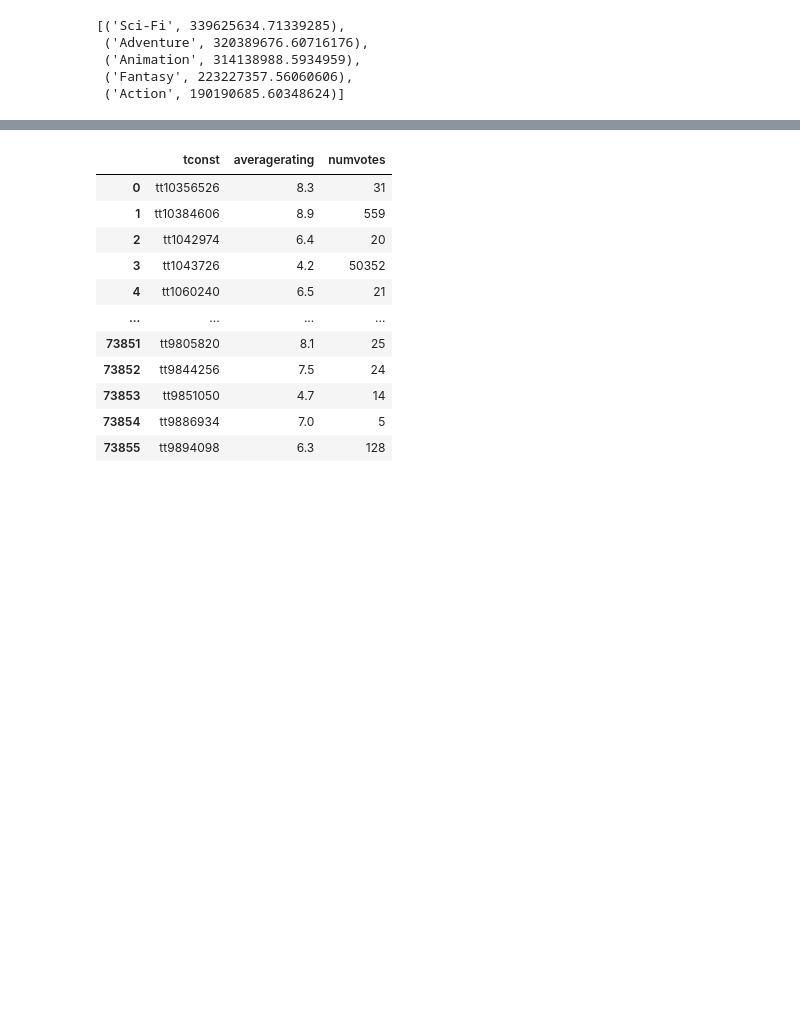
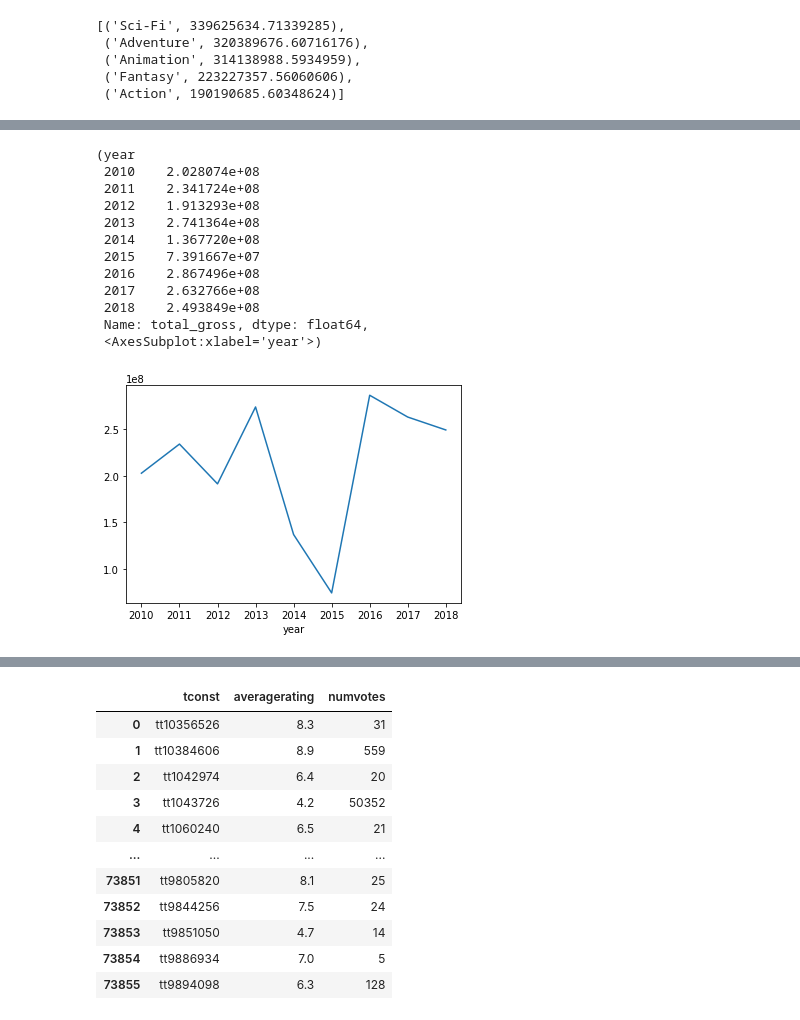
Before and after one commit to danielhlee4/MovieDataAnalysis, a Jupyter notebook: Analysis.ipynb, the cells around one changed output, grey strips where cells are left out. Drawn from its saved outputs; the diff is of its cells as text; code cells hidden in the pictures; blank space fills up the shorter version.

```diff
--- a/Analysis.ipynb
+++ b/Analysis.ipynb
@@ -595,0 +680,16 @@ print(len(adventure_plot))
+# %%
+genre_gross_plot('fantasy', bom_imdb)
+# %% [output]
+(year
+ 2010    2.028074e+08
+ 2011    2.341724e+08
+ 2012    1.913293e+08
+ 2013    2.741364e+08
+ 2014    1.367720e+08
+ 2015    7.391667e+07
+ 2016    2.867496e+08
+ 2017    2.632766e+08
+ 2018    2.493849e+08
+ Name: total_gross, dtype: float64,
+ <AxesSubplot:xlabel='year'>)
+[figure, added]
```
Also changed, not shown: parts of 101 cells of this notebook.
